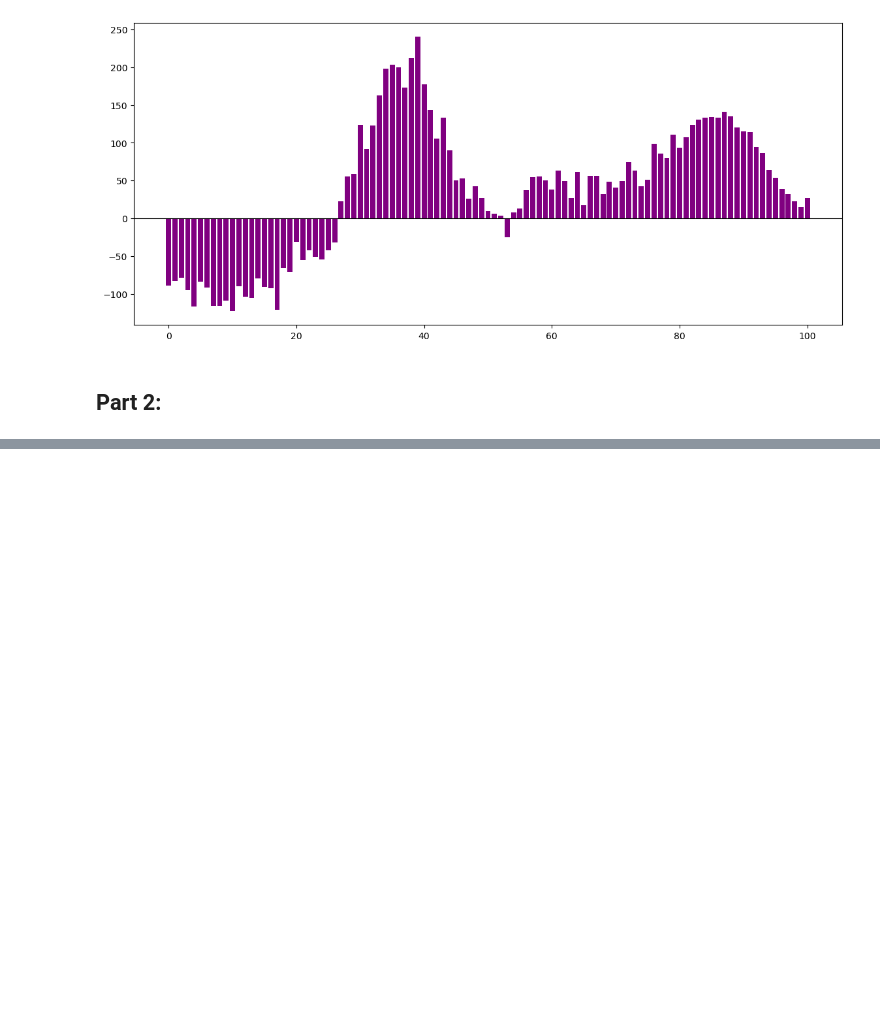
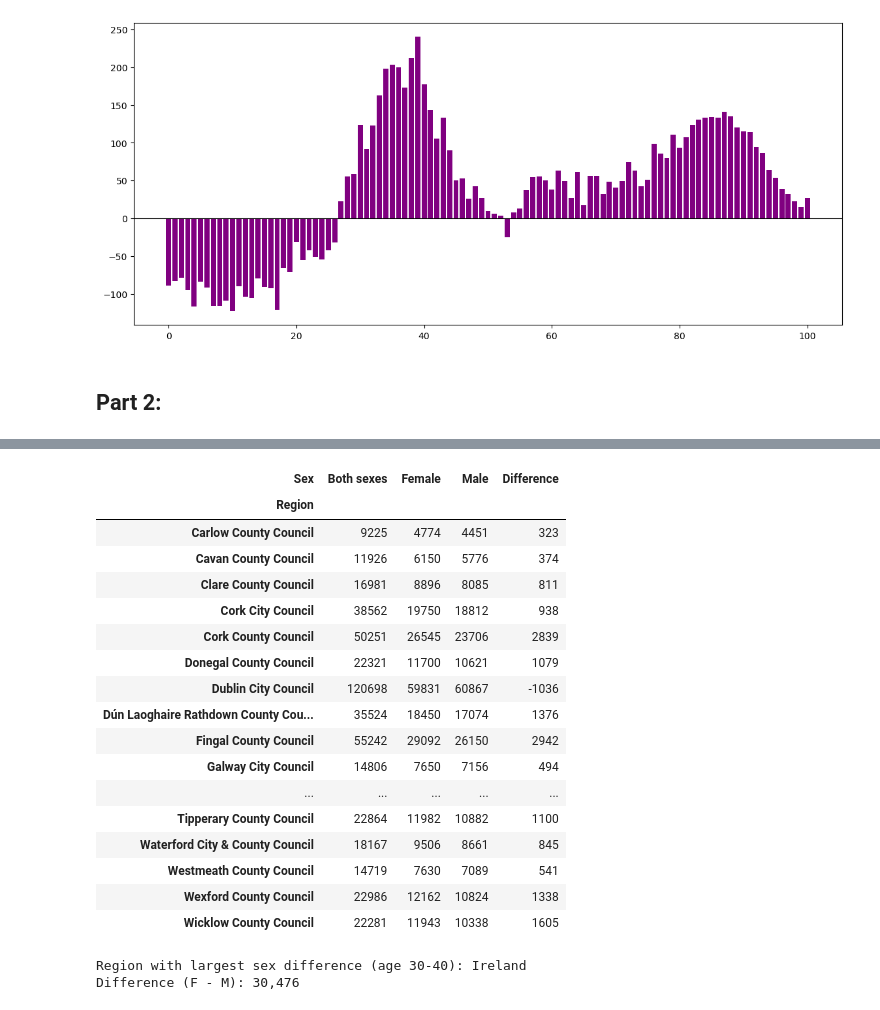
Before and after one commit to LDonn32/PDFA, a Jupyter notebook: Assignments/assignment05-population.ipynb, the cells around one changed output, grey strips where cells are left out. Cells and saved outputs as stored; diff of their text form; code cells hidden in the pictures; blank space fills up the shorter version.

```diff
--- a/Assignments/assignment05-population.ipynb
+++ b/Assignments/assignment05-population.ipynb
@@ -228,3 +226,21 @@ plt.axhline(0, color='black', linewidth=0.8)
 [figure]
 # %% [markdown]
 ## Part 2:
+# %%
+# Set target age.
+target_age = 35
+
+# Create an age band: within 5 years of target age.
+lower_bound = target_age - 5
+upper_bound = target_age + 5
+
+print(f"Age group: {lower_bound} to {upper_bound}")
+
+# filter using boolean indexing see pandas docs:
+# https://pandas.pydata.org/docs/user_guide/indexing.html
+
+# Filter the pivot table df_anal for this age range
+age_group_df = df_anal.loc[(df_anal.index >= lower_bound) & (df_anal.index <= upper_bound)]
+
+# Show the age group to verify
+age_group_df.head(10)
@@ -230,0 +278,19 @@ plt.axhline(0, color='black', linewidth=0.8)
+# %%
+# Filter original df for the age band
+df_ageband = df[(df["Single Year of Age"] >= lower_bound) &
+                (df["Single Year of Age"] <= upper_bound)]
+# %%
+
+# groupby docs:
+# https://pandas.pydata.org/docs/reference/api/pandas.DataFrame.groupby.html
+# unstack docs:
+# https://pandas.pydata.org/docs/reference/api/pandas.Series.unstack.html
+
+
+# Group by Administrative Counties (region) and Sex, sum population for each
+region_sex_group = df_ageband.groupby(["Administrative Counties", "Sex"])["VALUE"].sum().unstack(fill_value=0)
+
+# Rename index level for clarity
+region_sex_group.index.name = "Region"
+
+region_sex_group.head()
@@ -230,0 +305,37 @@ plt.axhline(0, color='black', linewidth=0.8)
+# %%
+
+
+# Calculate difference by region
+region_sex_group["Difference"] = region_sex_group["Female"] - region_sex_group["Male"]
+
+region_sex_group
+# %% [output]
+| Sex | Both sexes | Female | Male | Difference |
+| Region |  |  |  |  |
+| Carlow County Council | 9225 | 4774 | 4451 | 323 |
+| Cavan County Council | 11926 | 6150 | 5776 | 374 |
+| Clare County Council | 16981 | 8896 | 8085 | 811 |
+| Cork City Council | 38562 | 19750 | 18812 | 938 |
+| Cork County Council | 50251 | 26545 | 23706 | 2839 |
+| Donegal County Council | 22321 | 11700 | 10621 | 1079 |
+| Dublin City Council | 120698 | 59831 | 60867 | -1036 |
+| Dún Laoghaire Rathdown County Cou... | 35524 | 18450 | 17074 | 1376 |
+| Fingal County Council | 55242 | 29092 | 26150 | 2942 |
+| Galway City Council | 14806 | 7650 | 7156 | 494 |
+| ... | ... | ... | ... | ... |
+| Tipperary County Council | 22864 | 11982 | 10882 | 1100 |
+| Waterford City & County Council | 18167 | 9506 | 8661 | 845 |
+| Westmeath County Council | 14719 | 7630 | 7089 | 541 |
+| Wexford County Council | 22986 | 12162 | 10824 | 1338 |
+| Wicklow County Council | 22281 | 11943 | 10338 | 1605 |
+# %%
+# Region with the largest (absolute) difference.
+
+max_diff_region = region_sex_group["Difference"].abs().idxmax()
+max_diff_value = region_sex_group.loc[max_diff_region, "Difference"]
+
+print(f"Region with largest sex difference (age {lower_bound}-{upper_bound}): {max_diff_region}")
+print(f"Difference (F - M): {max_diff_value:,}")
+# %% [output]
+Region with largest sex difference (age 30-40): Ireland
+Difference (F - M): 30,476
```
Also changed, not shown: parts of 5 cells of this notebook, 1 other file.
